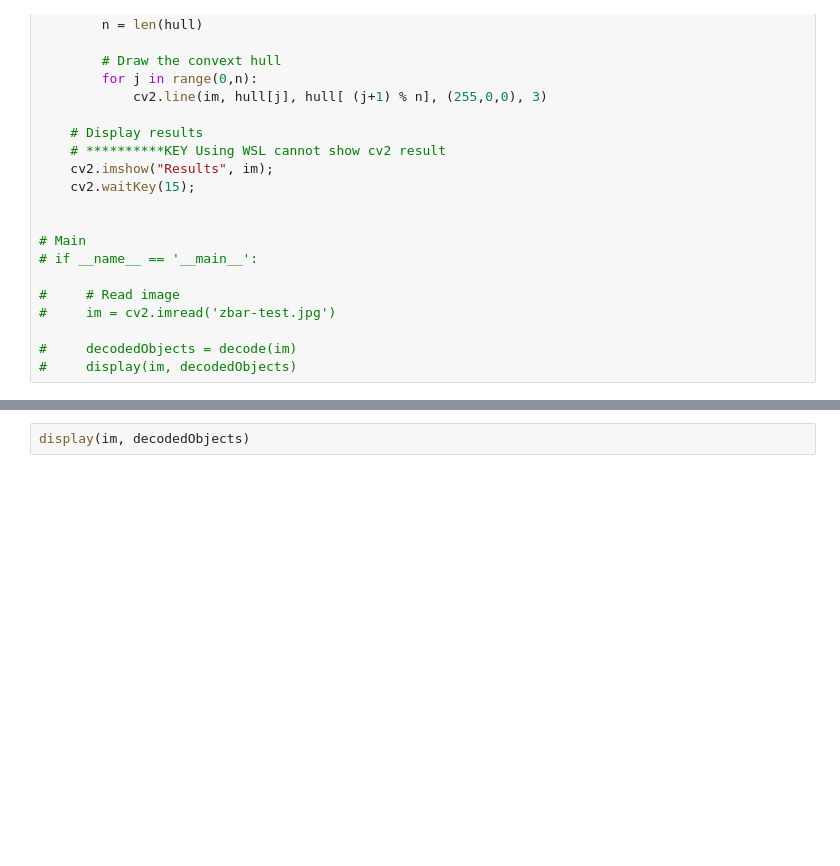
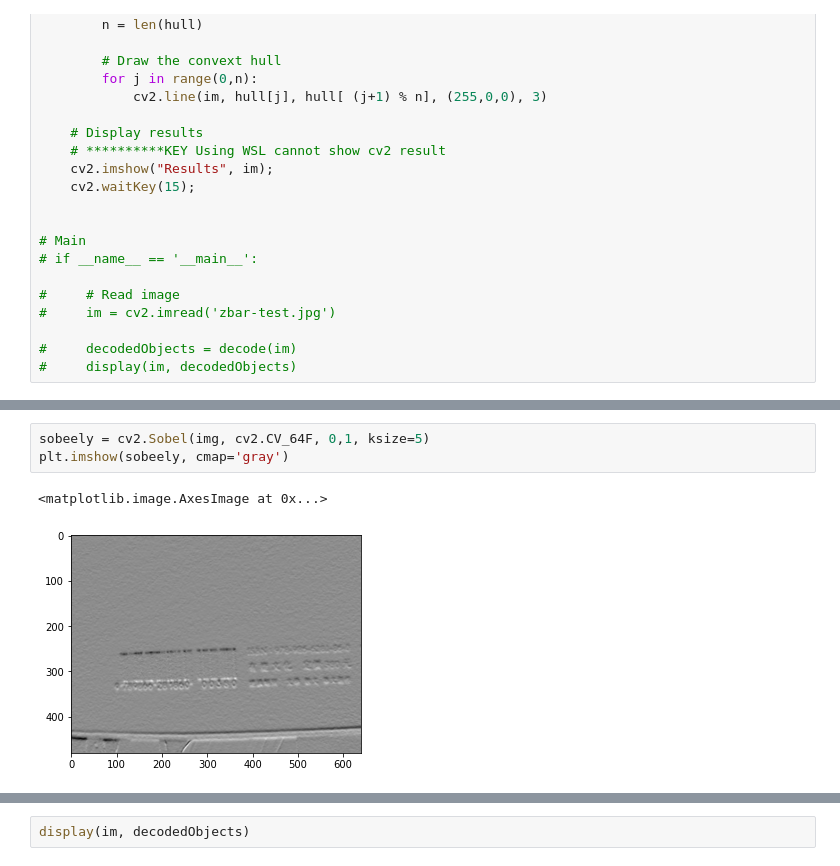
Before and after one commit to brian86258/Book_Management_Assitant, a Jupyter notebook: Test_area/Barcode_detect.ipynb, the cells around one changed output, grey strips where cells are left out. Cells and saved outputs as stored; diff of their text form; blank space fills up the shorter version.

```diff
--- a/Test_area/Barcode_detect.ipynb
+++ b/Test_area/Barcode_detect.ipynb
@@ -55,0 +79,6 @@ def display(im, decodedObjects):
+# %%
+sobeely = cv2.Sobel(img, cv2.CV_64F, 0,1, ksize=5)
+plt.imshow(sobeely, cmap='gray')
+# %% [output]
+<matplotlib.image.AxesImage at 0x...>
+[figure, added]
```
Also changed, not shown: parts of 27 cells of this notebook, 12 other files.
